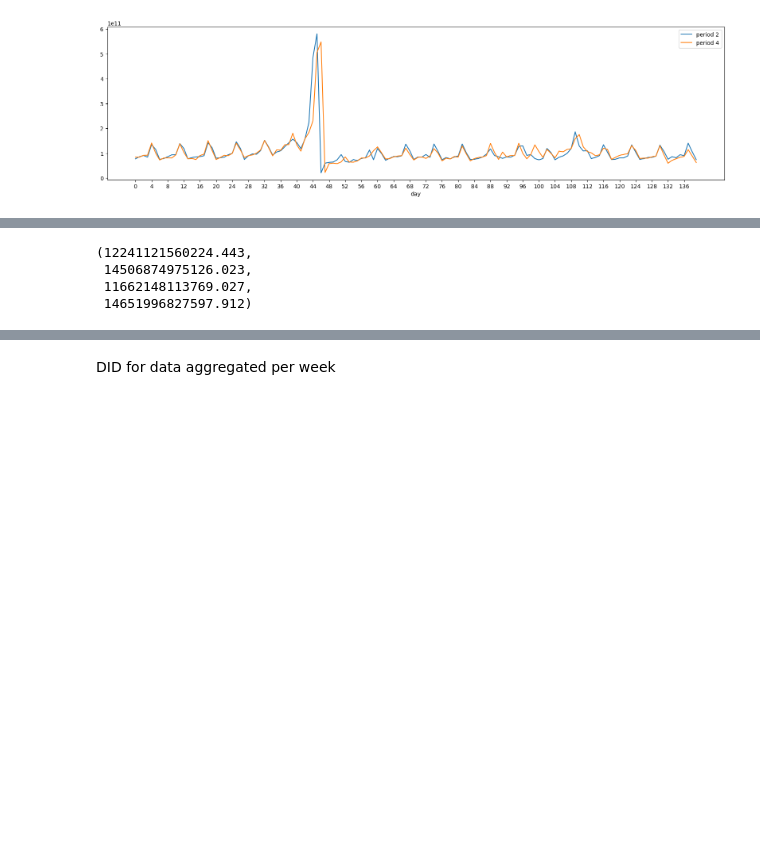
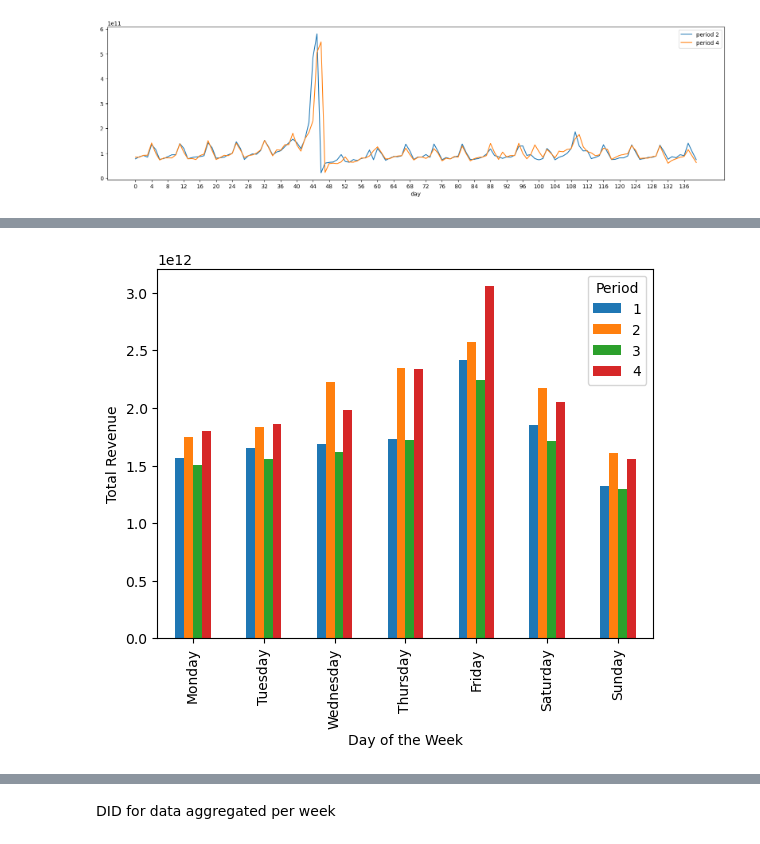
Before and after one commit to nastasija-m/DCIA, a Jupyter notebook: discontinuity - nr of customers.ipynb, the cells around one changed output, grey strips where cells are left out. Saved outputs shown, nothing was run; the diff lists cells and outputs as text; code cells hidden in the pictures; blank space fills up the shorter version.

```diff
--- a/discontinuity - nr of customers.ipynb
+++ b/discontinuity - nr of customers.ipynb
@@ -100,6 +101,10 @@ new_df['weekend_treatment_post'] = new_df['treatment_post'] * new_df['weekend']
 
 #make a dummyfy the varaible week_post
 #new_df = pd.get_dummies(new_df, columns=['week'])
+#create a column indicating if it is friday or not
+new_df['friday'] = (new_df['date_code'].dt.dayofweek == 4).astype(int)
+#create an interaction term between friday and post treatment
+new_df['friday_treatment_post'] = new_df['treatment_post'] * new_df['friday']
 # %% [output]
 A value is trying to be set on a copy of a slice from a DataFrame.
 Try using .loc[row_indexer,col_indexer] = value instead
@@ -243,7 +228,18 @@ new_df[new_df['period_code']==2].describe()
-# %%
-new_df['total_revenue'][new_df['period_code'] == 1].sum(),new_df['total_revenue'][new_df['period_code'] == 2].sum(),new_df['total_revenue'][new_df['period_code'] == 3].sum(),new_df['total_revenue'][new_df['period_code'] == 4].sum()
-# %% [output]
-(12241121560224.443,
- 14506874975126.023,
- 11662148113769.027,
- 14651996827597.912)
+# %%
+import matplotlib.pyplot as plt
+
+#make a column in new_df that indicates the day of the week
+new_df['day_of_week'] = new_df['date_code'].dt.dayofweek
+#transform the day of the week column to string names of the days
+new_df['day_of_week'] = new_df['day_of_week'].replace([0,1,2,3,4,5,6],['Monday', 'Tuesday', 'Wednesday', 'Thursday', 'Friday', 'Saturday', 'Sunday'])
+new_df['day_of_week'] = pd.Categorical(new_df['day_of_week'], categories=['Monday','Tuesday','Wednesday','Thursday','Friday','Saturday', 'Sunday'], ordered=True)
+#bar chart of total revenue per day of the week per period, with color specified by period
+new_df.groupby(['period_code','day_of_week'])['total_revenue'].sum().unstack(0).plot.bar()
+
+plt.xlabel("Day of the Week")
+plt.ylabel("Total Revenue")
+plt.legend(title="Period", bbox_to_anchor=(1, 1))
+
+plt.show()
+# %% [output]
+[figure, added]
```
Also changed, not shown: parts of 15 cells of this notebook.
